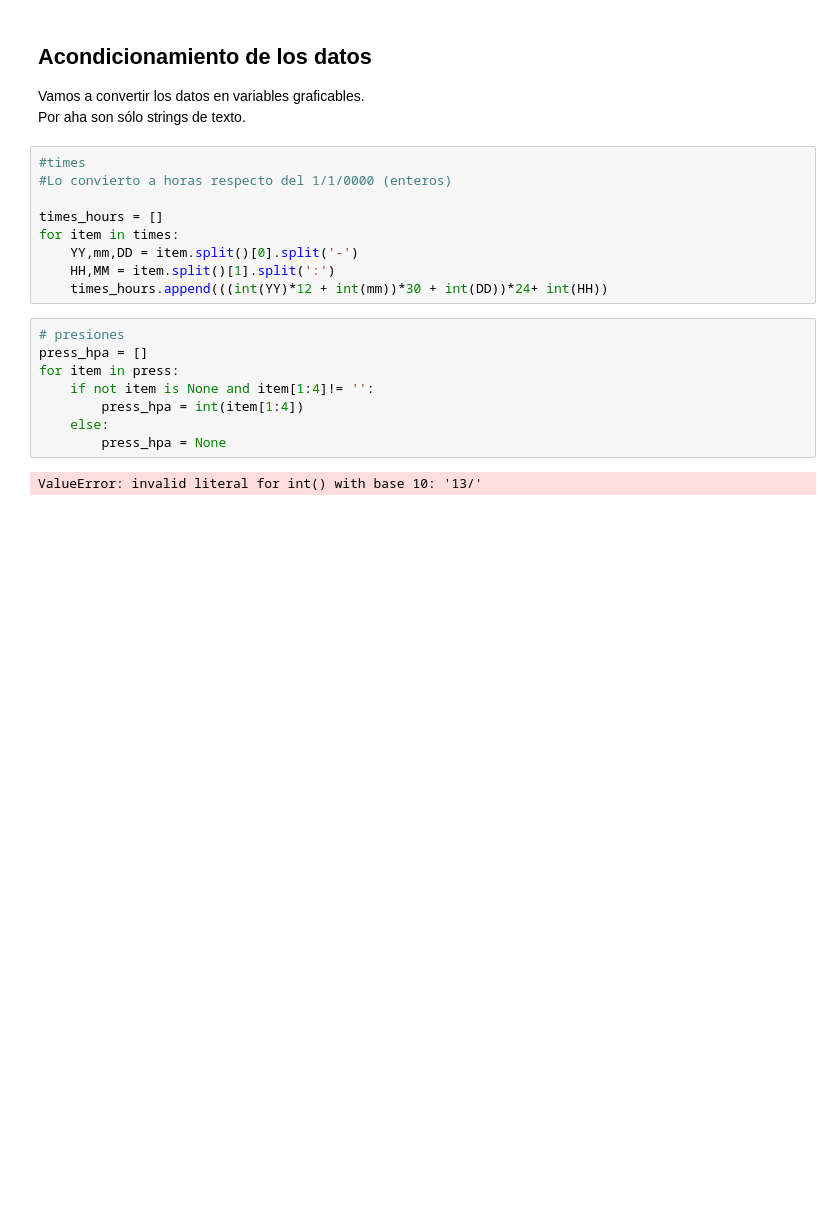
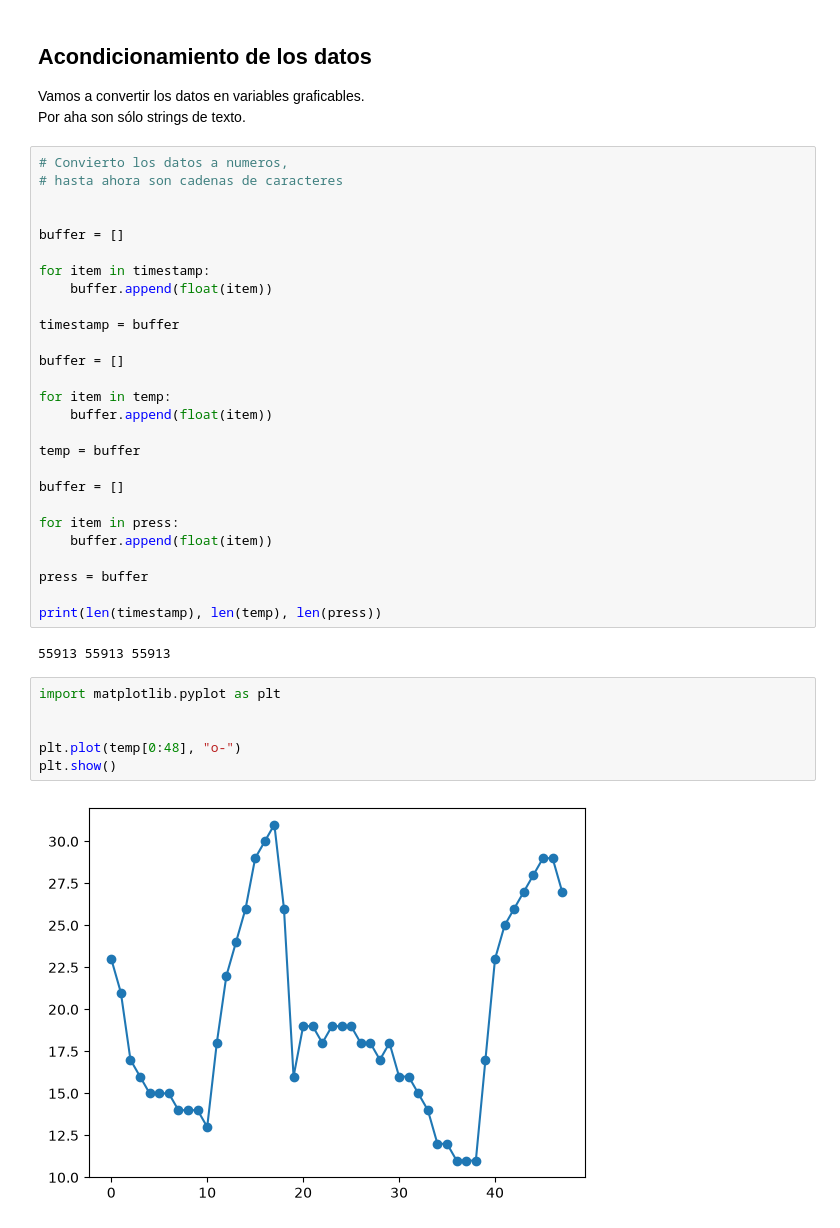
Before and after one commit to wpregliasco/obsidian.python-sci, a Jupyter notebook: TPs/TP_01.ipynb, the cells around one changed output. Drawn from its saved outputs; the diff is of its cells as text; blank space fills up the shorter version.

```diff
--- a/TPs/TP_01.ipynb
+++ b/TPs/TP_01.ipynb
@@ -121,21 +121,39 @@ print(len(timestamp), len(temp), len(press))
 Vamos a convertir los datos en variables graficables.
 Por aha son sólo strings de texto.
 # %%
-#times
-#Lo convierto a horas respecto del 1/1/0000 (enteros)
+# Convierto los datos a numeros,
+# hasta ahora son cadenas de caracteres
 
-times_hours = []
-for item in times:
-    YY,mm,DD = item.split()[0].split('-')
-    HH,MM = item.split()[1].split(':')
-    times_hours.append(((int(YY)*12 + int(mm))*30 + int(DD))*24+ int(HH))
+
+buffer = []
+
+for item in timestamp:
+	buffer.append(float(item))
+
+timestamp = buffer
+
+buffer = []
+
+for item in temp:
+	buffer.append(float(item))
+
+temp = buffer
+
+buffer = []
+
+for item in press:
+	buffer.append(float(item))
+
+press = buffer
+
+print(len(timestamp), len(temp), len(press))
+# %% [output]
+55913 55913 55913
 # %%
-# presiones
-press_hpa = []
-for item in press:
-    if not item is None and item[1:4]!= '':
-        press_hpa = int(item[1:4])
-    else:
-        press_hpa = None
+import matplotlib.pyplot as plt
+
+
+plt.plot(temp[0:48], "o-")
+plt.show()
 # %% [output]
-ValueError: invalid literal for int() with base 10: '13/'
+[figure, added]
```
Also changed, not shown: 4 other files.
